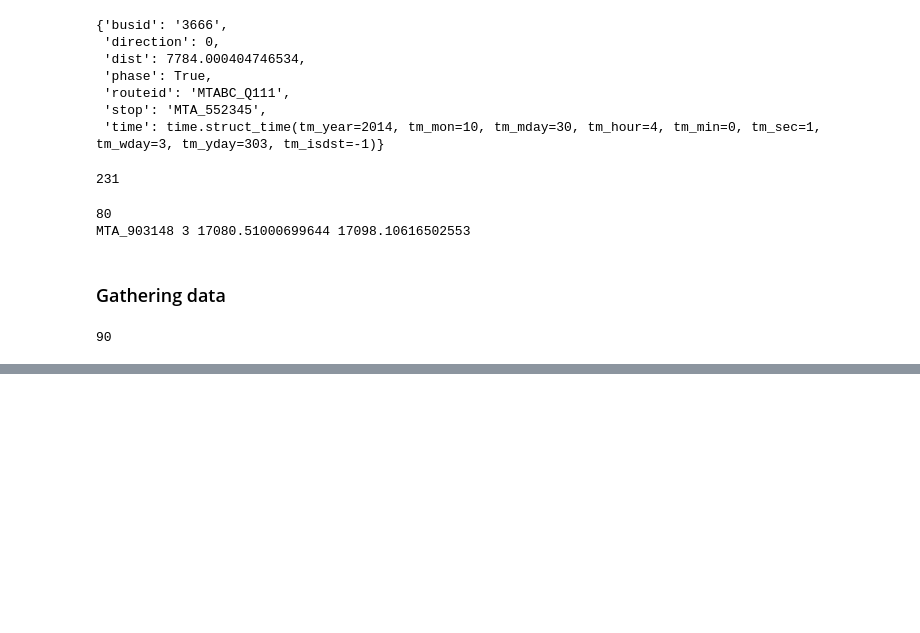
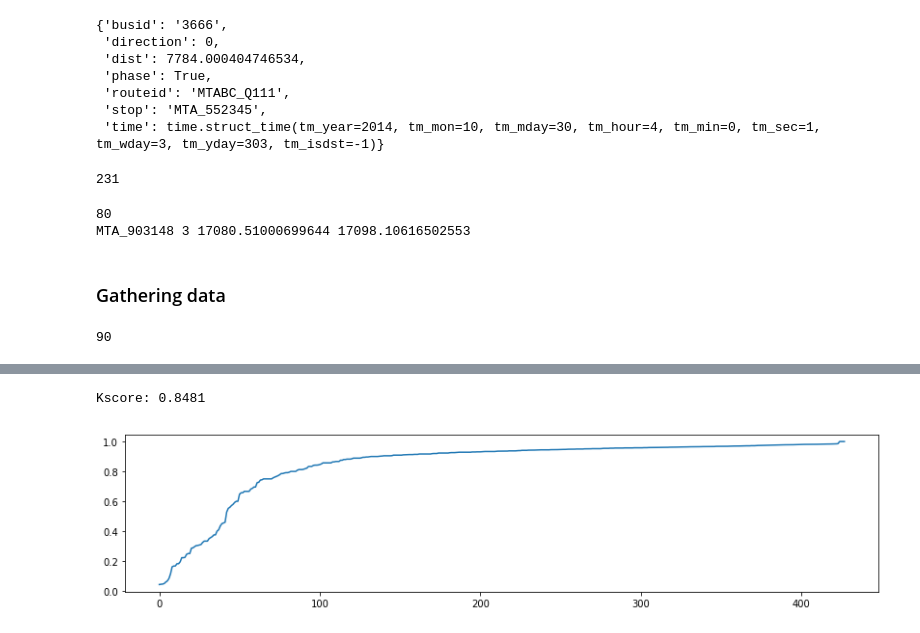
Before and after one commit to ulzee/traffic, a Jupyter notebook: process/InferStops.ipynb, the cells around one changed output, grey strips where cells are left out. Drawn from its saved outputs; the diff is of its cells as text; code cells hidden in the pictures; blank space fills up the shorter version.

```diff
--- a/process/InferStops.ipynb
+++ b/process/InferStops.ipynb
@@ -105,10 +105,15 @@ def next_stops(travel, adj={}):
                 # sensor reset? or loop-around... either way unreliable
                 # should be okay to ignore when inferring stops from lots of data
                 pass
-            elif stop['time'] - prev['time'] > 60 * 60:
+            elif mktime(stop['time']) - mktime(prev['time']) > 45 * 60:
                 # skip if >1hr difference
                 pass
             else:
+                if prev['stop'] == 'MTA_903147' and stop['stop'] == 'MTA_404008':
+                    print('>')
+                    print(stop)
+                    print('=')
+                    print(prev)
                 if prev['stop'] not in adj: adj[prev['stop']] = {}
                 if stop['stop'] not in adj[prev['stop']]: adj[prev['stop']][stop['stop']] = []
                 adj[prev['stop']][stop['stop']].append((prev, stop))
@@ -171,17 +176,3 @@ for fname in dfiles:
                 if next_stop not in all_adjs[rid][sid]: all_adjs[rid][sid][next_stop] = 0
                 all_adjs[rid][sid][next_stop] += occur
 #     break
-# %%
-nMany = 0
-nSingle = 0
-occ_distrib = []
-for rid, byroute in all_adjs.items():
-    for stop, next_stops in byroute.items():
-        if len(next_stops) > 1:
-            nMany += 1
-            for next, occur in next_stops.items():
-                occ_distrib.append(occur)
-        else:
-            nSingle += 1
-print(nMany, nSingle)
-next_stops
@@ -274,0 +299,10 @@ with open('../data/next_stops/2014-10-30.json') as fl:
+# %%
+print('Kscore: %.4f' % np.mean([tup[1] for tup in inf_routes.values()]))
+# %% [output]
+Kscore: 0.8481
+# %%
+plt.figure(figsize=(14, 3))
+plt.plot(sorted([tup[1] for tup in inf_routes.values()]))
+plt.show(); plt.close()
+# %% [output]
+[figure, added]
```
Also changed, not shown: parts of 6 cells of this notebook, 2 other files.
